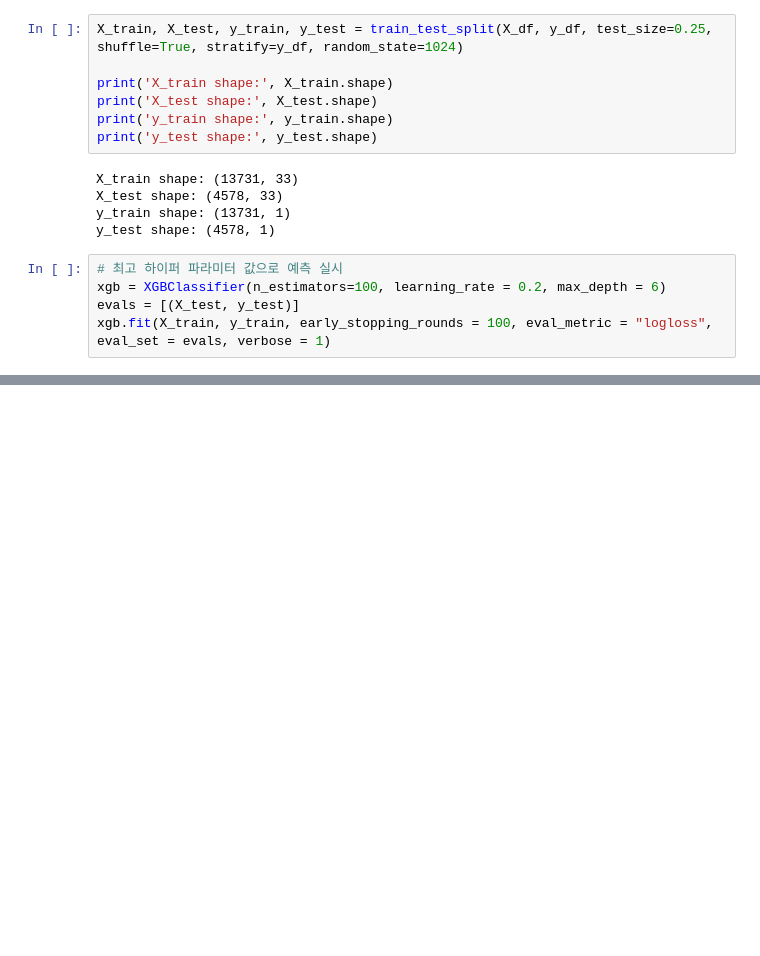
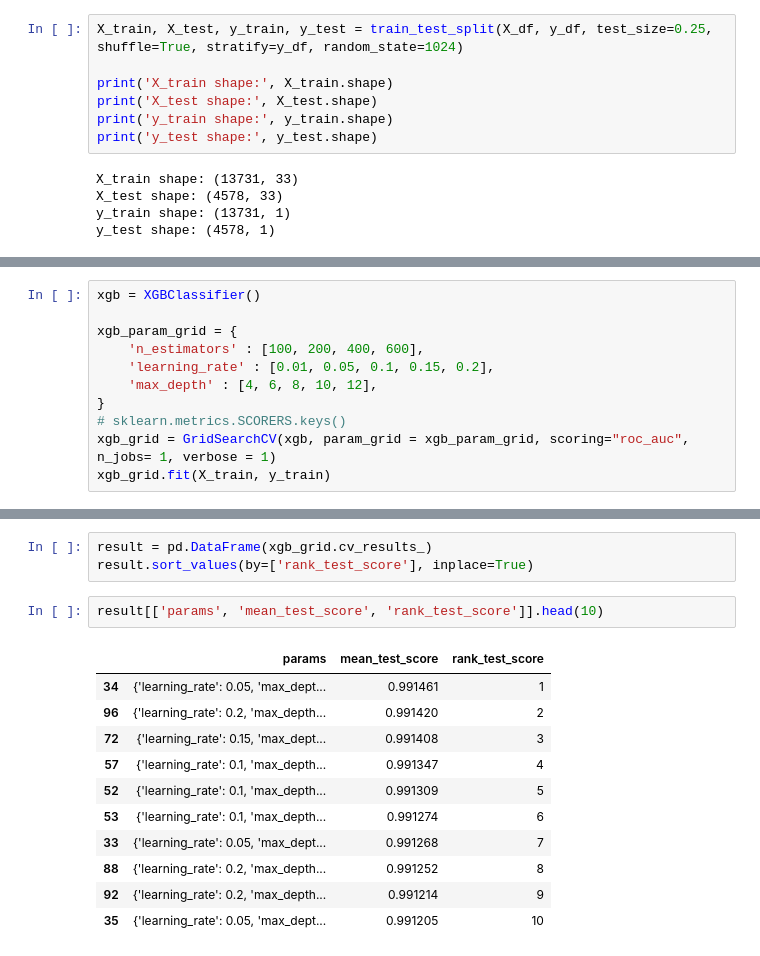
Before and after one commit to wonkwonlee/landslide-prediction-modeling, a Jupyter notebook: XGBoost_undersample.ipynb, the cells around one changed output, grey strips where cells are left out. Drawn from its saved outputs; the diff is of its cells as text; blank space fills up the shorter version.

```diff
--- a/XGBoost_undersample.ipynb
+++ b/XGBoost_undersample.ipynb
@@ -268,8 +248,3 @@ X_train shape: (13731, 33)
 X_test shape: (4578, 33)
 y_train shape: (13731, 1)
 y_test shape: (4578, 1)
-# %%
-# 최고 하이퍼 파라미터 값으로 예측 실시
-xgb = XGBClassifier(n_estimators=100, learning_rate = 0.2, max_depth = 6)
-evals = [(X_test, y_test)]
-xgb.fit(X_train, y_train, early_stopping_rounds = 100, eval_metric = "logloss", eval_set = evals, verbose = 1)
@@ -306,0 +251,11 @@ XGBClassifier(base_score=0.5, booster='gbtree', colsample_bylevel=1,
+# %%
+xgb = XGBClassifier()
+
+xgb_param_grid = {
+    'n_estimators' : [100, 200, 400, 600],
+    'learning_rate' : [0.01, 0.05, 0.1, 0.15, 0.2],
+    'max_depth' : [4, 6, 8, 10, 12],
+}
+# sklearn.metrics.SCORERS.keys()
+xgb_grid = GridSearchCV(xgb, param_grid = xgb_param_grid, scoring="roc_auc", n_jobs= 1, verbose = 1)
+xgb_grid.fit(X_train, y_train)
@@ -306,0 +280,17 @@ XGBClassifier(base_score=0.5, booster='gbtree', colsample_bylevel=1,
+# %%
+result = pd.DataFrame(xgb_grid.cv_results_)
+result.sort_values(by=['rank_test_score'], inplace=True)
+# %%
+result[['params', 'mean_test_score', 'rank_test_score']].head(10)
+# %% [output]
+|  | params | mean_test_score | rank_test_score |
+| 34 | {'learning_rate': 0.05, 'max_dept... | 0.991461 | 1 |
+| 96 | {'learning_rate': 0.2, 'max_depth... | 0.991420 | 2 |
+| 72 | {'learning_rate': 0.15, 'max_dept... | 0.991408 | 3 |
+| 57 | {'learning_rate': 0.1, 'max_depth... | 0.991347 | 4 |
+| 52 | {'learning_rate': 0.1, 'max_depth... | 0.991309 | 5 |
+| 53 | {'learning_rate': 0.1, 'max_depth... | 0.991274 | 6 |
+| 33 | {'learning_rate': 0.05, 'max_dept... | 0.991268 | 7 |
+| 88 | {'learning_rate': 0.2, 'max_depth... | 0.991252 | 8 |
+| 92 | {'learning_rate': 0.2, 'max_depth... | 0.991214 | 9 |
+| 35 | {'learning_rate': 0.05, 'max_dept... | 0.991205 | 10 |
```
Also changed, not shown: parts of 21 cells of this notebook.
